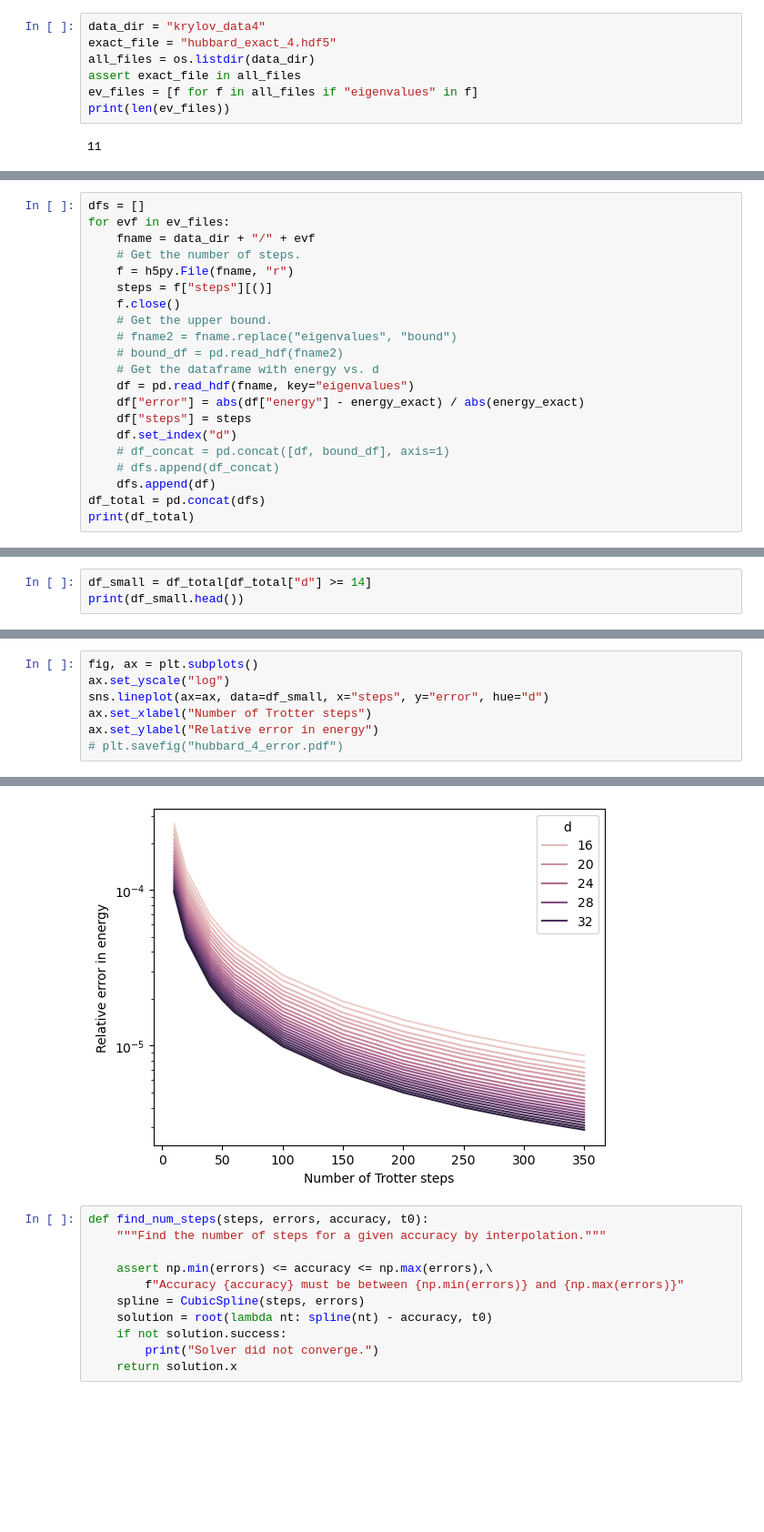
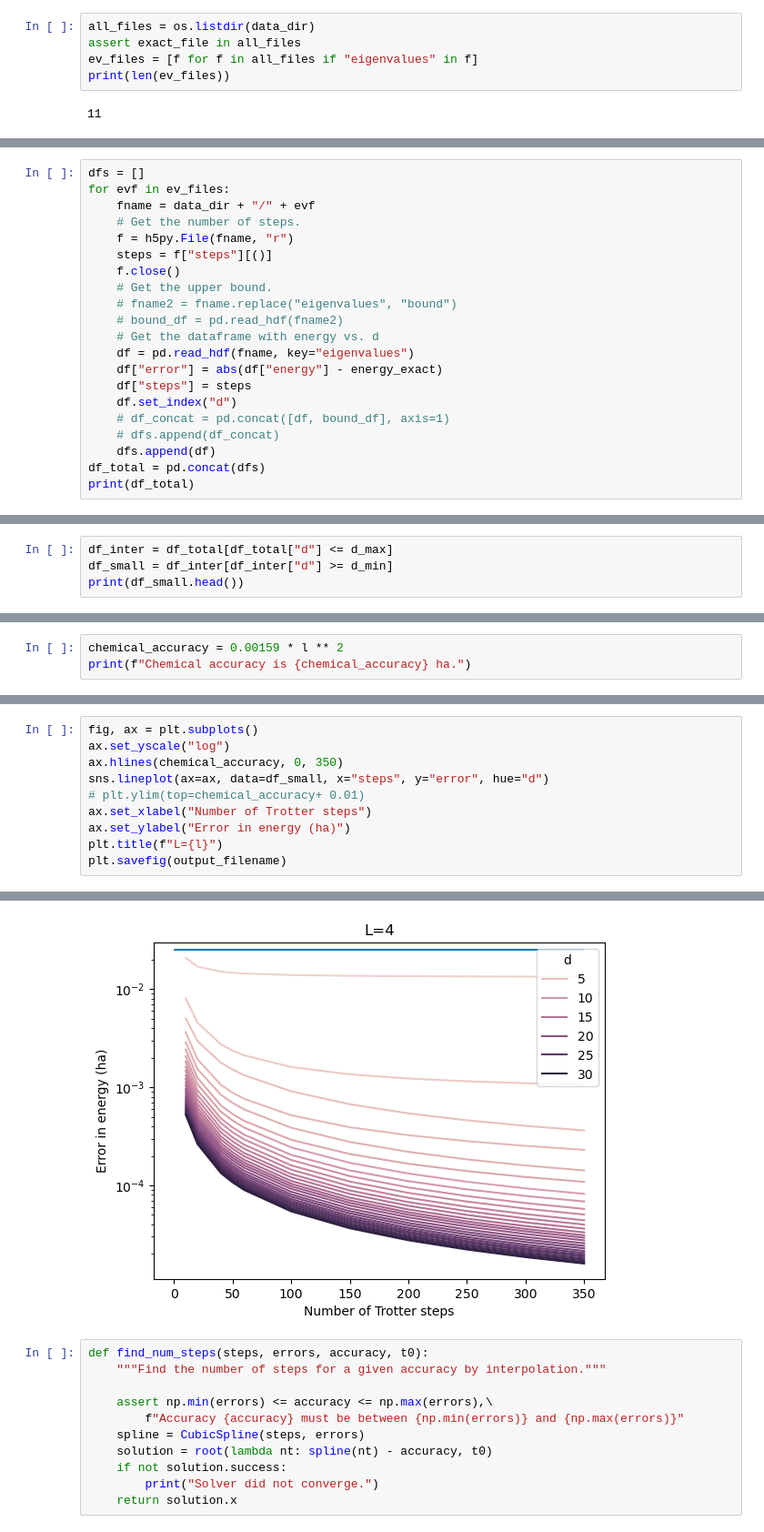
Before and after one commit to rmlarose/compare-vkp, a Jupyter notebook: hubbard_plots.ipynb, the cells around one changed output, grey strips where cells are left out. Shown: that part at 91% size. Cells and saved outputs as stored; diff of their text form; blank space fills up the shorter version.

Commit message:
Modified plotting to include line for chemical accuracy.

```diff
--- a/hubbard_plots.ipynb
+++ b/hubbard_plots.ipynb
@@ -10,6 +17,4 @@ import seaborn as sns
 # %%
-data_dir = "krylov_data4"
-exact_file = "hubbard_exact_4.hdf5"
 all_files = os.listdir(data_dir)
 assert exact_file in all_files
 ev_files = [f for f in all_files if "eigenvalues" in f]
@@ -37,7 +61,7 @@ for evf in ev_files:
     # bound_df = pd.read_hdf(fname2)
     # Get the dataframe with energy vs. d
     df = pd.read_hdf(fname, key="eigenvalues")
-    df["error"] = abs(df["energy"] - energy_exact) / abs(energy_exact)
+    df["error"] = abs(df["energy"] - energy_exact)
     df["steps"] = steps
     df.set_index("d")
     # df_concat = pd.concat([df, bound_df], axis=1)
@@ -81,6 +105,7 @@ i
 
 [176 rows x 6 columns]
 # %%
-df_small = df_total[df_total["d"] >= 14]
+df_inter = df_total[df_total["d"] <= d_max]
+df_small = df_inter[df_inter["d"] >= d_min]
 print(df_small.head())
 # %% [output]
@@ -93,0 +119,3 @@ i
+# %%
+chemical_accuracy = 0.00159 * l ** 2
+print(f"Chemical accuracy is {chemical_accuracy} ha.")
@@ -94,8 +124,11 @@ i
 # %%
 fig, ax = plt.subplots()
 ax.set_yscale("log")
+ax.hlines(chemical_accuracy, 0, 350)
 sns.lineplot(ax=ax, data=df_small, x="steps", y="error", hue="d")
+# plt.ylim(top=chemical_accuracy+ 0.01)
 ax.set_xlabel("Number of Trotter steps")
-ax.set_ylabel("Relative error in energy")
-# plt.savefig("hubbard_4_error.pdf")
+ax.set_ylabel("Error in energy (ha)")
+plt.title(f"L={l}")
+plt.savefig(output_filename)
 # %% [output]
@@ -103,4 +135,4 @@ Text(0, 0.5, 'Relative error in energy')
-[figure, old version]
+[figure, new version]
 # %%
 def find_num_steps(steps, errors, accuracy, t0):
     """Find the number of steps for a given accuracy by interpolation."""
```
Also changed, not shown: parts of 10 cells of this notebook.
